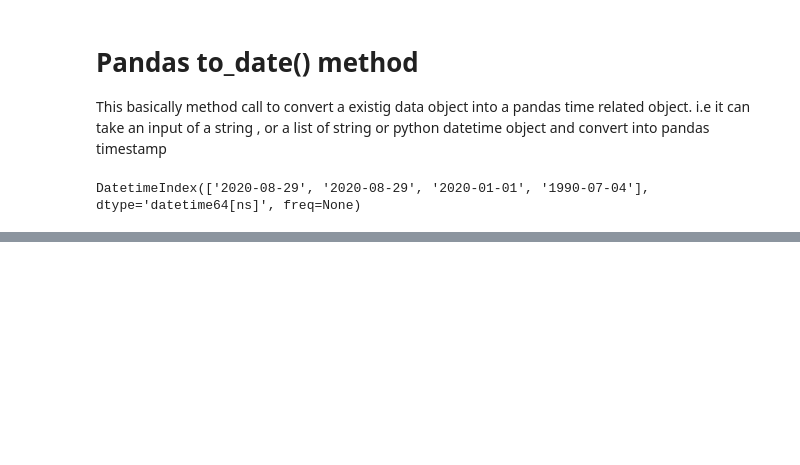
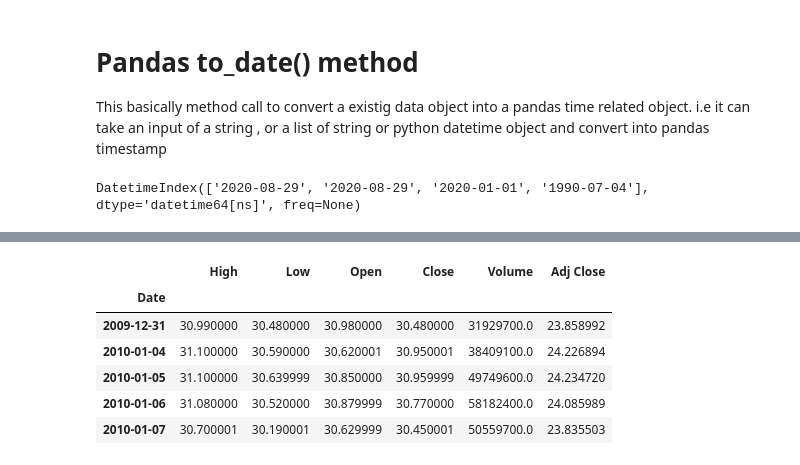
Before and after one commit to stcentre/Pandas-Tutorials, a Jupyter notebook: Pandas_Tutorials/8Pandas_Working_with_Dates_and_Times.ipynb, the cells around one changed output, grey strips where cells are left out. Cells and saved outputs as stored; diff of their text form; code cells hidden in the pictures; blank space fills up the shorter version.

```diff
--- a/Pandas_Tutorials/8Pandas_Working_with_Dates_and_Times.ipynb
+++ b/Pandas_Tutorials/8Pandas_Working_with_Dates_and_Times.ipynb
@@ -99,0 +312,10 @@ DatetimeIndex(['2020-08-29', '2020-08-29', '2020-01-01', '1990-07-04'], dtype='d
+# %%
+stocks.head()
+# %% [output]
+|  | High | Low | Open | Close | Volume | Adj Close |
+| Date |  |  |  |  |  |  |
+| 2009-12-31 | 30.990000 | 30.480000 | 30.980000 | 30.480000 | 31929700.0 | 23.858992 |
+| 2010-01-04 | 31.100000 | 30.590000 | 30.620001 | 30.950001 | 38409100.0 | 24.226894 |
+| 2010-01-05 | 31.100000 | 30.639999 | 30.850000 | 30.959999 | 49749600.0 | 24.234720 |
+| 2010-01-06 | 31.080000 | 30.520000 | 30.879999 | 30.770000 | 58182400.0 | 24.085989 |
+| 2010-01-07 | 30.700001 | 30.190001 | 30.629999 | 30.450001 | 50559700.0 | 23.835503 |
```
Also changed, not shown: parts of 30 cells of this notebook.
